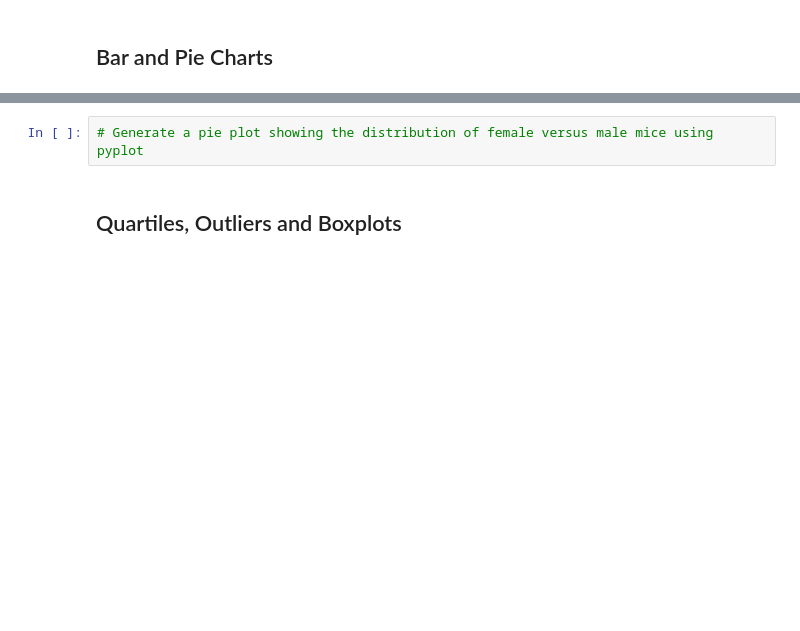
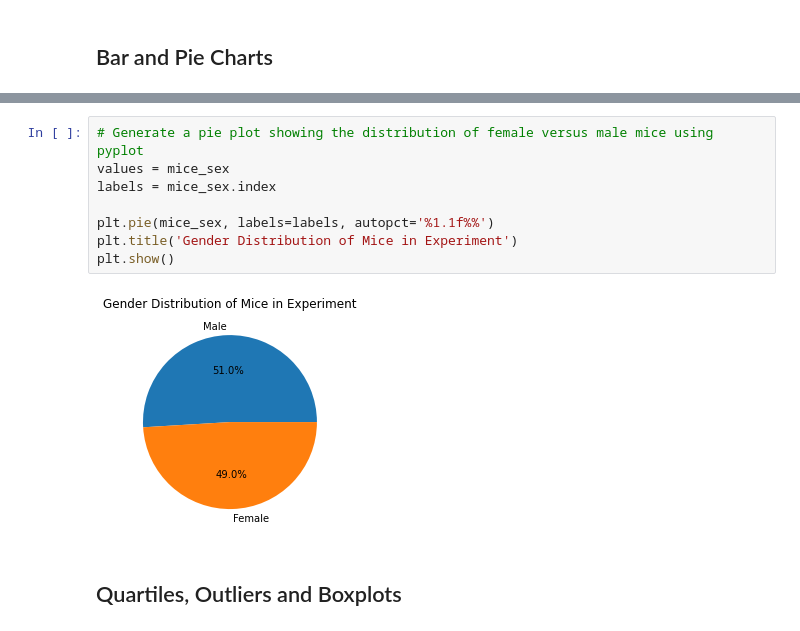
Before and after one commit to sarahDH615/matplotlib_challenge, a Jupyter notebook: pymaceuticals_starter.ipynb, the cells around one changed output, grey strips where cells are left out. Cells and saved outputs as stored; diff of their text form; blank space fills up the shorter version.

```diff
--- a/pymaceuticals_starter.ipynb
+++ b/pymaceuticals_starter.ipynb
@@ -188,5 +193,13 @@ plt.show()
 # %%
 # Generate a pie plot showing the distribution of female versus male mice using pyplot
+values = mice_sex
+labels = mice_sex.index
+
+plt.pie(mice_sex, labels=labels, autopct='%1.1f%%')
+plt.title('Gender Distribution of Mice in Experiment')
+plt.show()
+# %% [output]
+[figure, added]
 # %% [markdown]
 ## Quartiles, Outliers and Boxplots
 # %%
```
Also changed, not shown: parts of 3 cells of this notebook.
